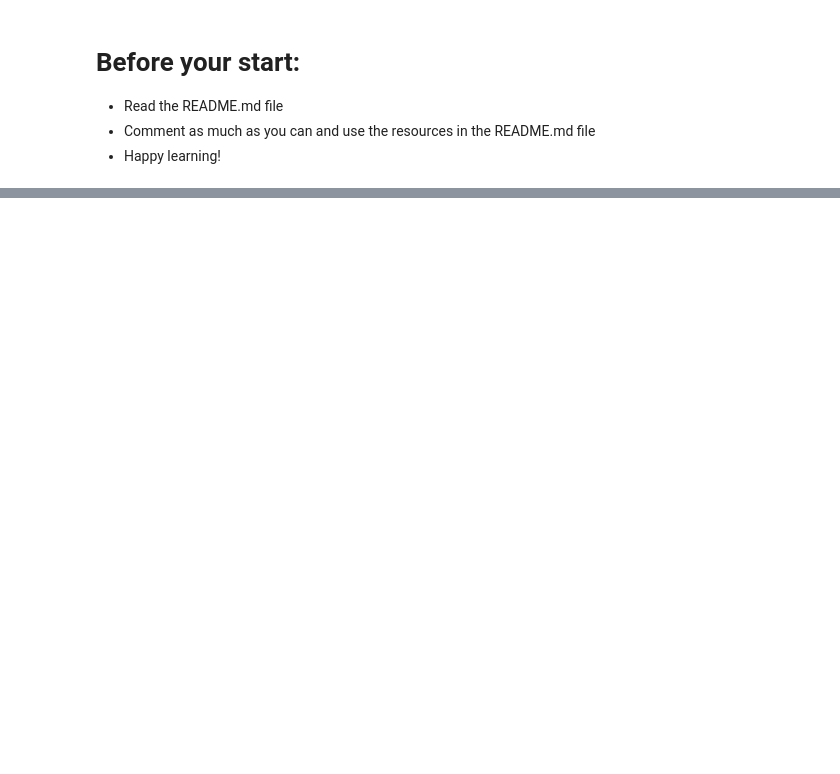
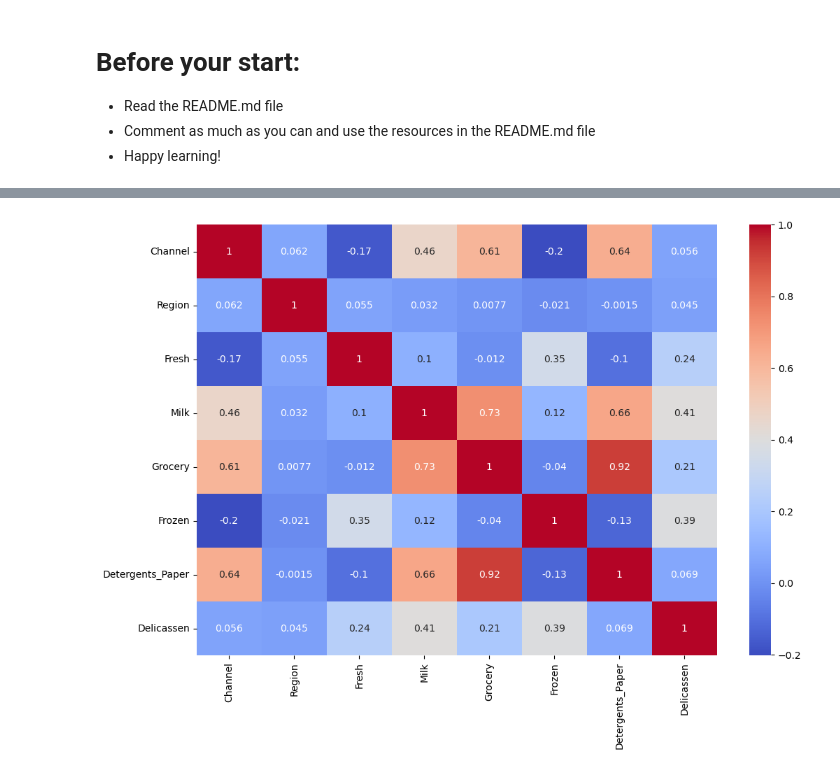
Before and after one commit to ironhack-labs/lab-supervised-learning-en, a Jupyter notebook: your-code/main.ipynb, the cells around one changed output, grey strips where cells are left out. Drawn from its saved outputs; the diff is of its cells as text; code cells hidden in the pictures; blank space fills up the shorter version.

```diff
--- a/your-code/main.ipynb
+++ b/your-code/main.ipynb
@@ -818,0 +27,4 @@ finally, import `confusion_matrix` and `accuracy_score` from `sklearn.metrics` a
+# %%
+# loading the data: Wholesale customers data
+Wholesale = pd.read_csv('../Wholesale customers data.csv')
+Wholesale.head()
@@ -818,0 +80,8 @@ finally, import `confusion_matrix` and `accuracy_score` from `sklearn.metrics` a
+# %%
+# Correlation
+corr_matrix = Wholesale.corr()
+plt.figure(figsize=(12, 8))
+sns.heatmap(corr_matrix, annot=True, cmap='coolwarm')
+plt.show()
+# %% [output]
+[figure, added]
```
Also changed, not shown: parts of 119 cells of this notebook.
